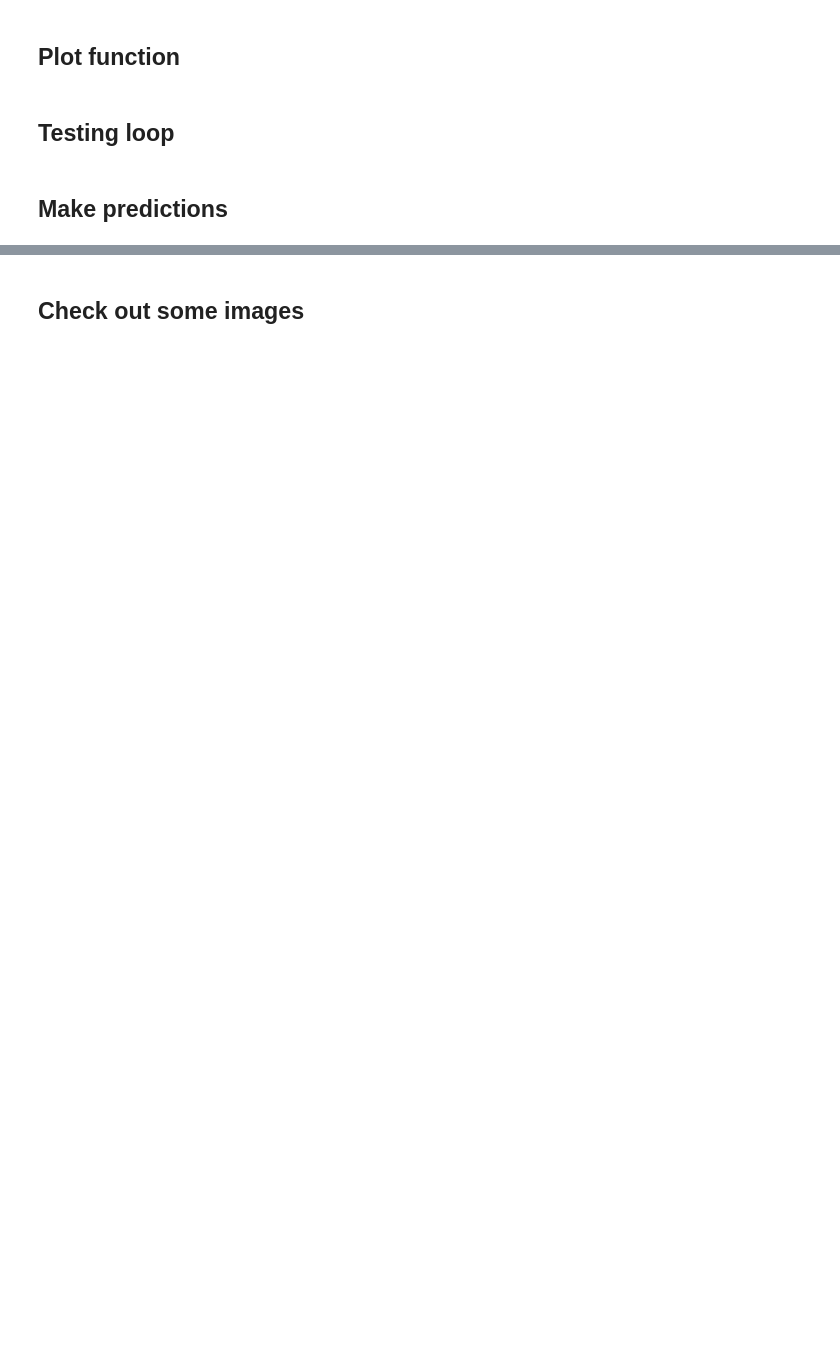
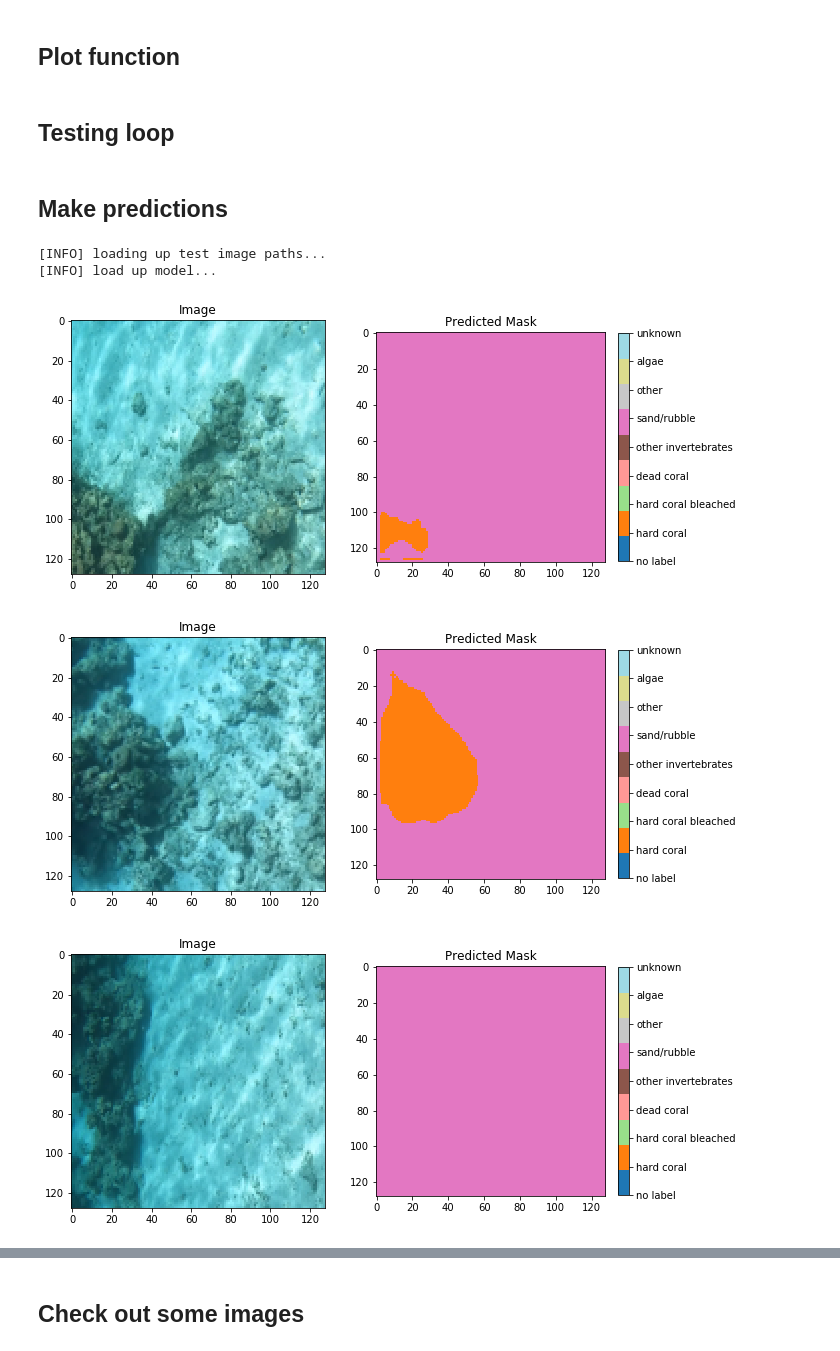
Before and after one commit to javander13/Thesis, a Jupyter notebook: Inference/inference.ipynb, the cells around one changed output, grey strips where cells are left out. Saved outputs shown, nothing was run; the diff lists cells and outputs as text; code cells hidden in the pictures; blank space fills up the shorter version.

```diff
--- a/Inference/inference.ipynb
+++ b/Inference/inference.ipynb
@@ -17,15 +22,15 @@ import torch
 # %% [markdown]
 ## Plot function
 # %%
-classes = {0: 'hard coral',
-           1: 'hard coral bleached',
-           2: 'soft coral',
+classes = {1: 'hard coral',
+           2: 'hard coral bleached',
            3: 'dead coral',
            4: 'other invertebrates',
            5: 'sand/rubble',
            6: 'other',
            7: 'algae',
-           8: 'unknown'
+           8: 'unknown',
+           0: 'no label'
           }
 # %%
 def prepare_plot(image, predMask):
@@ -93,14 +98,20 @@ test_transform = A.Compose([
 # %%
 # load the image paths in our testing file and randomly select 10 image paths
 print("[INFO] loading up test image paths...")
-directory = "/data/jonathan/eilat_gopro/scene_1/"
+directory = "/data/jonathan/eilat_gopro/scene_7/"
 imagePaths = os.listdir(directory)
 imagePaths = np.random.choice(imagePaths, size=10)
 
 # load our model from disk and flash it to the current device
 print("[INFO] load up model...")
 unet = torch.load("/data/jantina/CoralNet/dataset/output/unet.pth").to("cuda")
 
 # iterate over the randomly selected test image paths
 for path in imagePaths:
     make_predictions(unet, directory+path)
+# %% [output]
+[INFO] loading up test image paths...
+[INFO] load up model...
+[figure, added]
+[figure, added]
+[figure, added]
```
Also changed, not shown: parts of 4 cells of this notebook, 10 other files.
